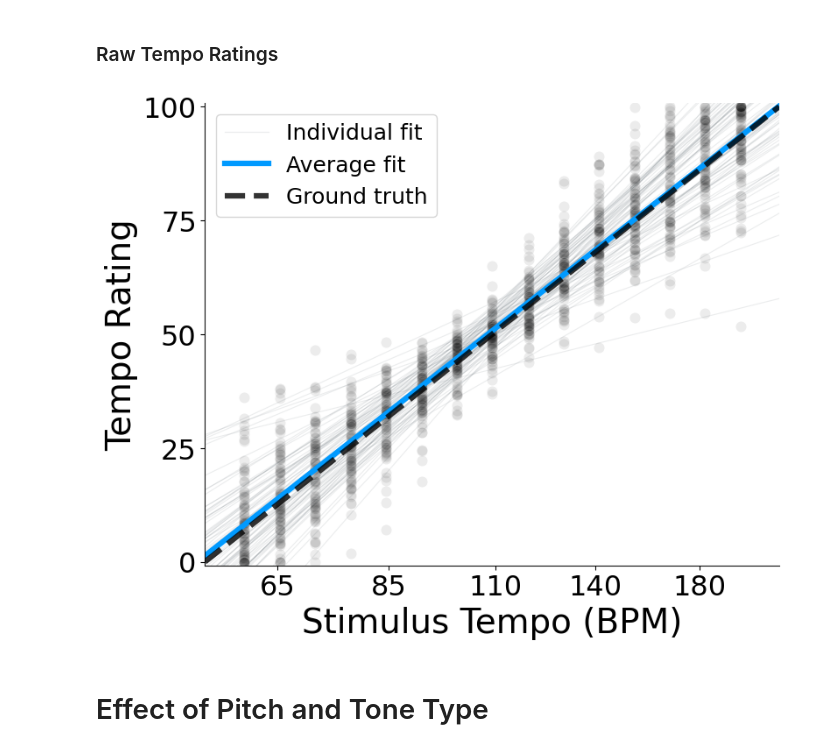
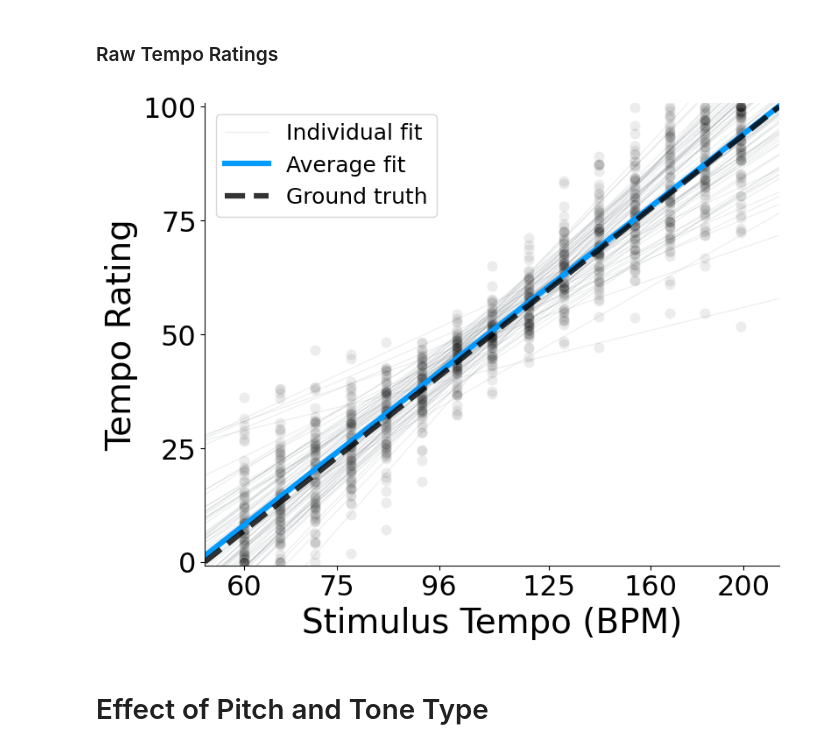
Before and after one commit to jpazdera/IllusoryTempo, a Jupyter notebook: E4/analysis/Analysis (ITST).ipynb, the cells around one changed output. Drawn from its saved outputs; the diff is of its cells as text; code cells hidden in the pictures.

Commit message:
Adjusted xticks on raw ratings plots

```diff
--- a/E4/analysis/Analysis (ITST).ipynb
+++ b/E4/analysis/Analysis (ITST).ipynb
@@ -101,40 +101,39 @@ plt.figure()
 ax = sns.scatterplot(x=np.log2(subj_avg.tempo), y='response', data=subj_avg, alpha=.075, color='k', s=75, zorder=1)
 
 # Individual subject fits
 for i in range(len(subj_slopes)):
     slope = subj_slopes.iloc[i, 1]
     intercept = subj_intercepts.iloc[i, 1]
     plt.axline((np.log2(TEMPO_LEVELS[0]), bpm_to_rating(TEMPO_LEVELS[0], intercept=intercept, slope=slope)),
                (np.log2(TEMPO_LEVELS[-1]), bpm_to_rating(TEMPO_LEVELS[-1], intercept=intercept, slope=slope)),
                c='#5E6A71', ls='-', alpha=.12, zorder=0, lw=.8, label='Individual fit' if i==0 else None)
 
 # Average of all subject fits
 inter = subj_intercepts.intercept.mean()
 slope = subj_slopes.slope.mean()
 plt.axline((np.log2(TEMPO_LEVELS[0]), bpm_to_rating(TEMPO_LEVELS[0], intercept=inter, slope=slope)),
            (np.log2(TEMPO_LEVELS[-1]), bpm_to_rating(TEMPO_LEVELS[-1], intercept=inter, slope=slope)),
            c='#019AFF', ls='-', alpha=1, label='Average fit', lw=4.5, zorder=2)
 
 # Ground truth line
 plt.axline((np.log2(TEMPO_LEVELS[0]), bpm_to_rating(TEMPO_LEVELS[0], intercept=50, slope=50)),
            (np.log2(TEMPO_LEVELS[-1]), bpm_to_rating(TEMPO_LEVELS[-1], intercept=50, slope=50)),
            c='k', ls='--', alpha=.8, label='Ground truth', lw=4.5, zorder=2)
 
+# Formatting
+plt.legend()
 plt.xlabel('Stimulus Tempo (BPM)')
+plt.xlim(np.log2(swap_ioi_bpm(1100)), np.log2(swap_ioi_bpm(275)))
+plt.xticks(np.log2([60, 75, 96, 125, 160, 200]), [60, 75, 96, 125, 160, 200])
 plt.ylabel('Tempo Rating')
+plt.ylim(-.8, 100.8)
 plt.yticks(range(0, 101, 25))
-plt.xticks(np.log2([65, 85, 110, 140, 180]))
-ax.set_xticklabels([65, 85, 110, 140, 180], rotation=0)
-plt.xlim(np.log2(swap_ioi_bpm(1100)), np.log2(swap_ioi_bpm(275)))
-plt.ylim(-.8, 100.8)
-plt.legend()
-
 plt.gcf().set_size_inches(8, 6.5)
 plt.tight_layout()
 
 plt.gcf().savefig(FIGURE_PATH + 'raw_ratings4.svg')
 # %% [output]
-[figure, old version]
+[figure, new version]
 # %% [markdown]
 # Effect of Pitch and Tone Type
 # %%
```
Also changed, not shown: parts of 2 cells of this notebook, 8 other files.
